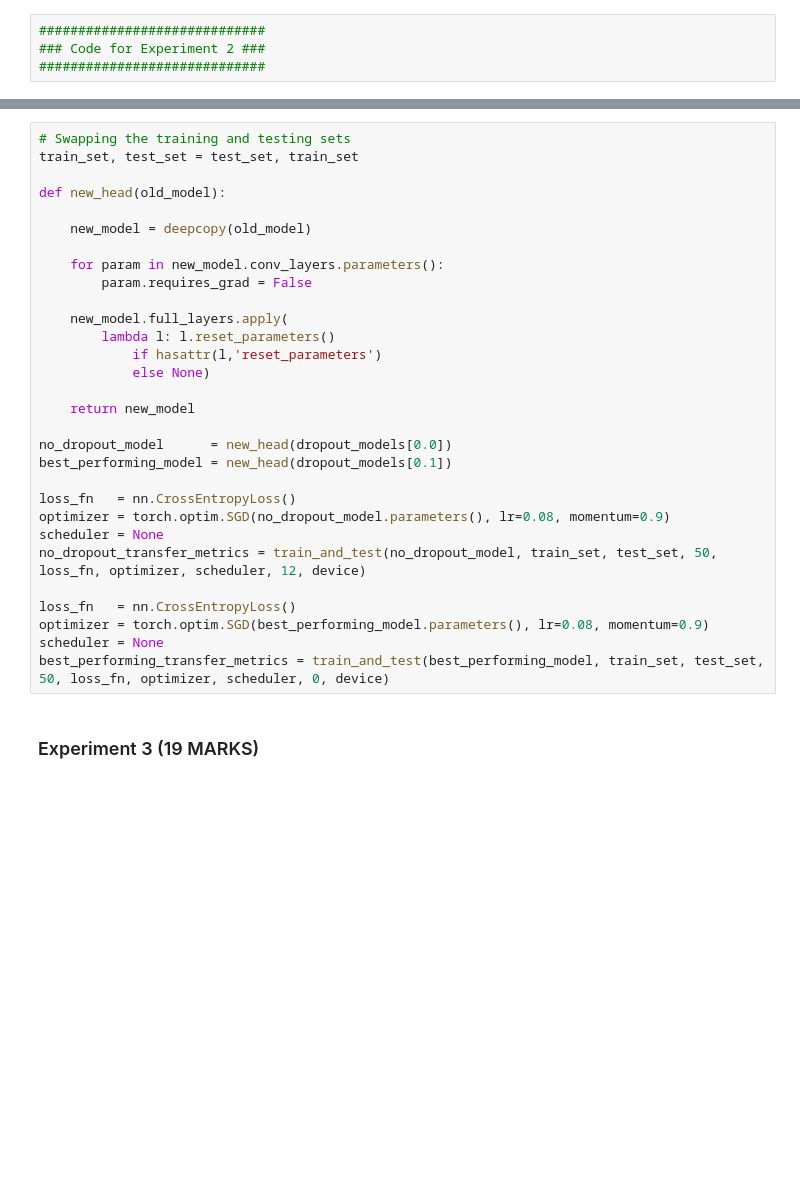
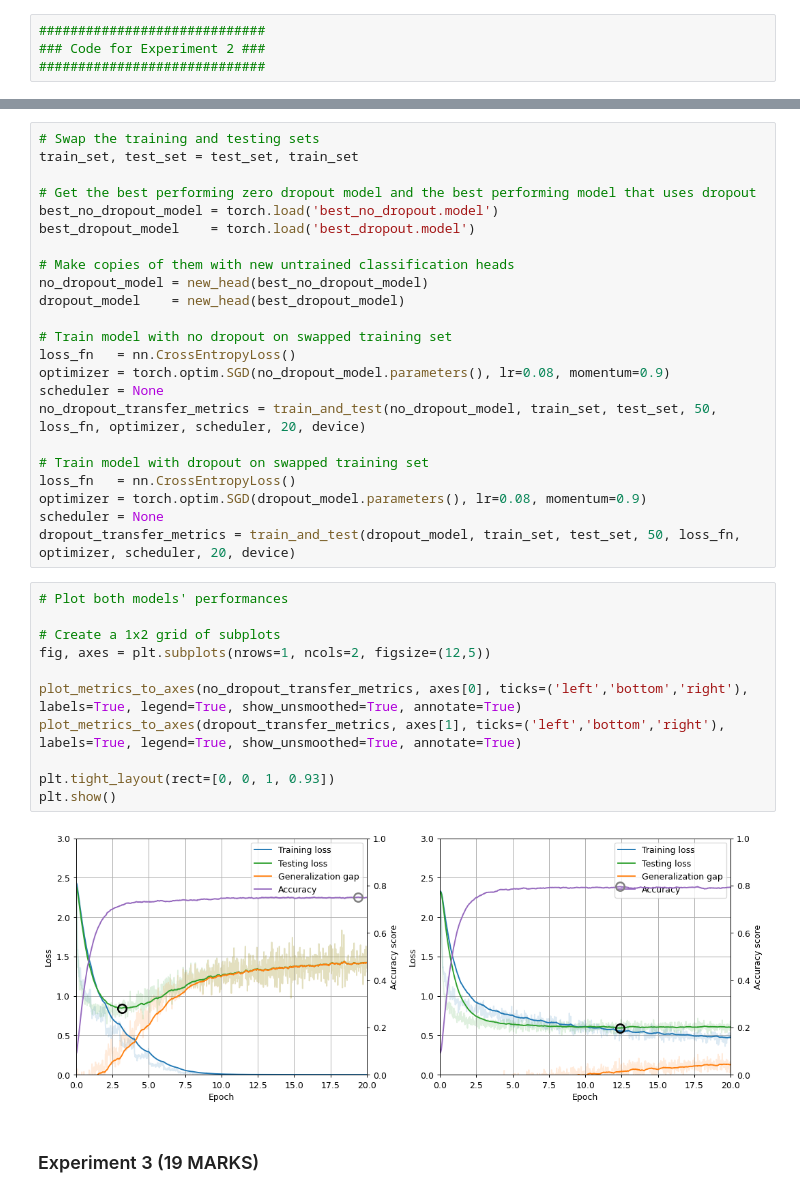
Before and after one commit to Guy29/CIFAR-10-experiments, a Jupyter notebook: 267649.ipynb, the cells around one changed output, grey strips where cells are left out. Cells and saved outputs as stored; diff of their text form; blank space fills up the shorter version.

```diff
--- a/267649.ipynb
+++ b/267649.ipynb
@@ -657,33 +660,39 @@ plt.show()
 # %%
-# Swapping the training and testing sets
+# Swap the training and testing sets
 train_set, test_set = test_set, train_set
 
-def new_head(old_model):
+# Get the best performing zero dropout model and the best performing model that uses dropout
+best_no_dropout_model = torch.load('best_no_dropout.model')
+best_dropout_model    = torch.load('best_dropout.model')
 
-    new_model = deepcopy(old_model)
+# Make copies of them with new untrained classification heads
+no_dropout_model = new_head(best_no_dropout_model)
+dropout_model    = new_head(best_dropout_model)
 
-    for param in new_model.conv_layers.parameters():
-        param.requires_grad = False
-
-    new_model.full_layers.apply(
-        lambda l: l.reset_parameters()
-            if hasattr(l,'reset_parameters')
-            else None)
-
-    return new_model
-
-no_dropout_model      = new_head(dropout_models[0.0])
-best_performing_model = new_head(dropout_models[0.1])
-
+# Train model with no dropout on swapped training set
 loss_fn   = nn.CrossEntropyLoss()
 optimizer = torch.optim.SGD(no_dropout_model.parameters(), lr=0.08, momentum=0.9)
 scheduler = None
-no_dropout_transfer_metrics = train_and_test(no_dropout_model, train_set, test_set, 50, loss_fn, optimizer, scheduler, 12, device)
+no_dropout_transfer_metrics = train_and_test(no_dropout_model, train_set, test_set, 50, loss_fn, optimizer, scheduler, 20, device)
 
+# Train model with dropout on swapped training set
 loss_fn   = nn.CrossEntropyLoss()
-optimizer = torch.optim.SGD(best_performing_model.parameters(), lr=0.08, momentum=0.9)
+optimizer = torch.optim.SGD(dropout_model.parameters(), lr=0.08, momentum=0.9)
 scheduler = None
-best_performing_transfer_metrics = train_and_test(best_performing_model, train_set, test_set, 50, loss_fn, optimizer, scheduler, 0, device)
+dropout_transfer_metrics = train_and_test(dropout_model, train_set, test_set, 50, loss_fn, optimizer, scheduler, 20, device)
+# %%
+# Plot both models' performances
+
+# Create a 1x2 grid of subplots
+fig, axes = plt.subplots(nrows=1, ncols=2, figsize=(12,5))
+
+plot_metrics_to_axes(no_dropout_transfer_metrics, axes[0], ticks=('left','bottom','right'), labels=True, legend=True, show_unsmoothed=True, annotate=True)
+plot_metrics_to_axes(dropout_transfer_metrics, axes[1], ticks=('left','bottom','right'), labels=True, legend=True, show_unsmoothed=True, annotate=True)
+
+plt.tight_layout(rect=[0, 0, 1, 0.93])
+plt.show()
+# %% [output]
+[figure, added]
 # %% [markdown]
 ### Experiment 3 (19 MARKS) <ignore>
 # %% [markdown]
```
Also changed, not shown: parts of 4 cells of this notebook.
